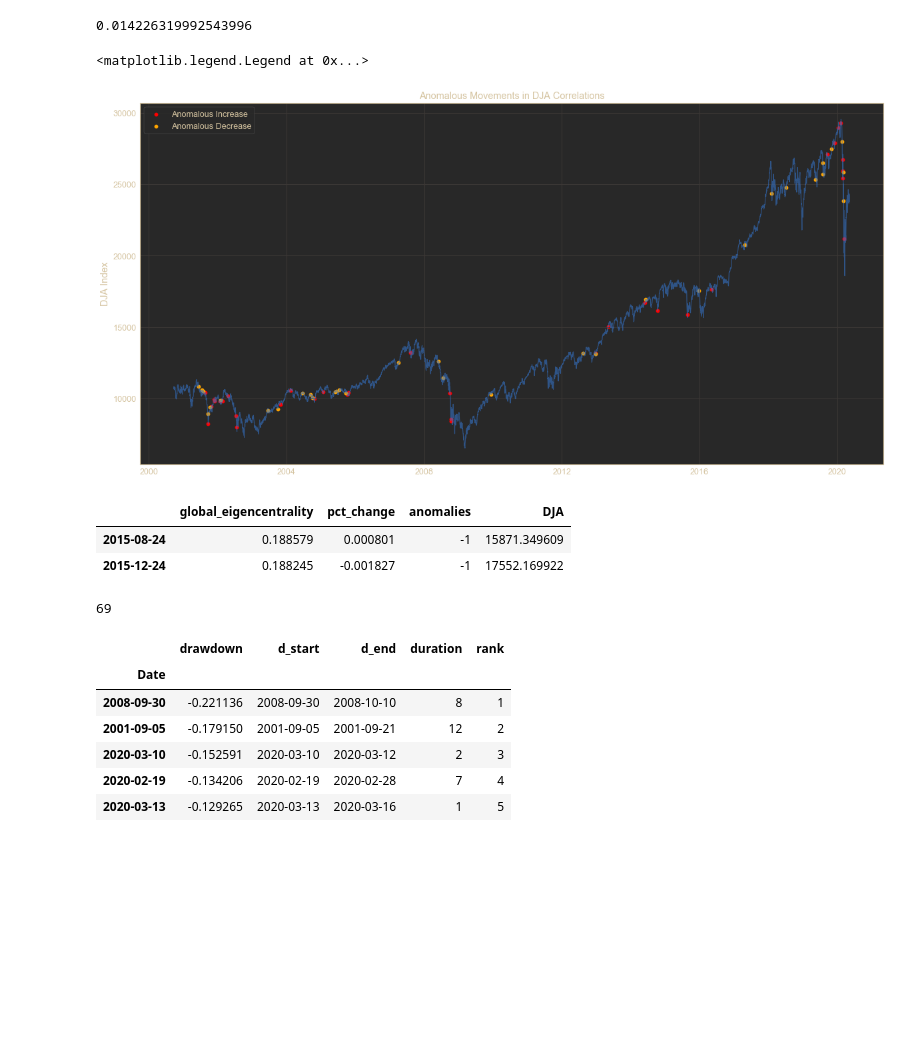
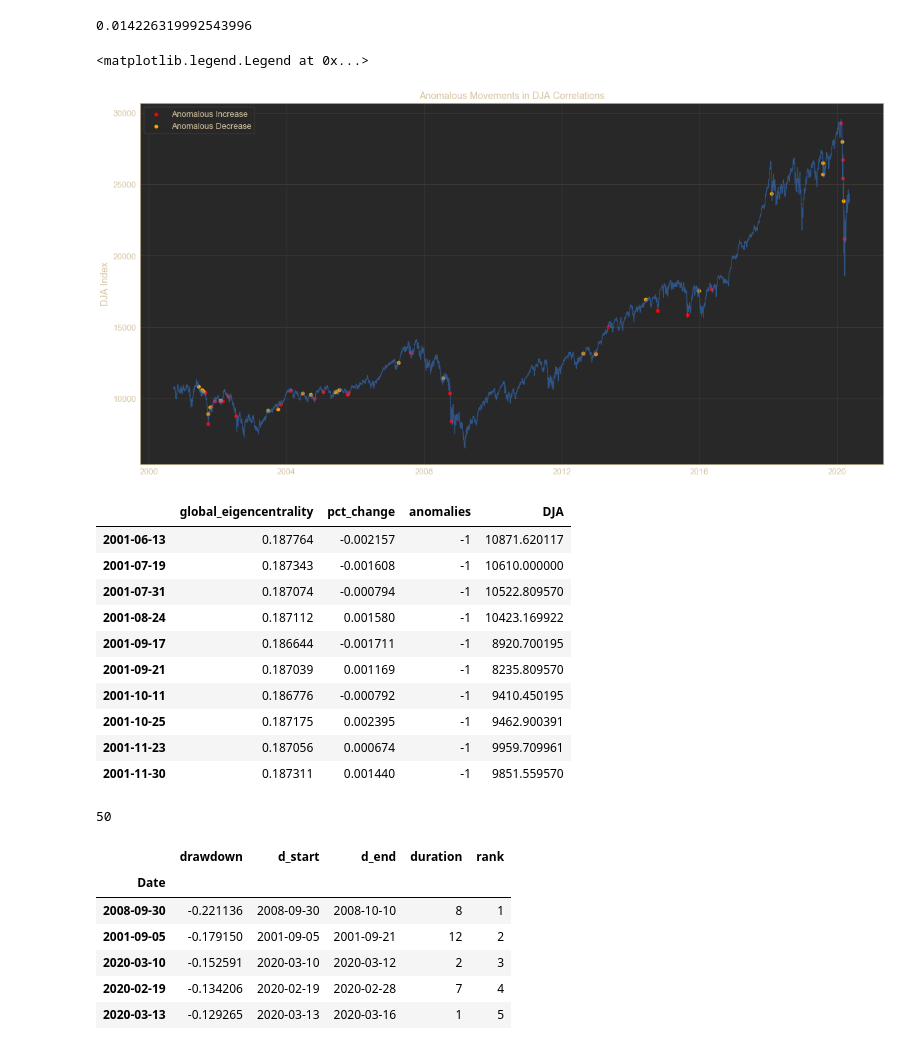
Before and after one commit to mayabenowitz/hedgepy, a Jupyter notebook: notebooks/1.1-dcor-centrality-svm.ipynb, the cells around one changed output. Saved outputs shown, nothing was run; the diff lists cells and outputs as text; code cells hidden in the pictures; blank space fills up the shorter version.

```diff
--- a/notebooks/1.1-dcor-centrality-svm.ipynb
+++ b/notebooks/1.1-dcor-centrality-svm.ipynb
@@ -224,7 +225,7 @@ print(opt_gamma)
 0.007896842105263159
 5.357894736842106e-05
 # %%
-model = OneClassSVM(nu=1/np.sqrt(len(df_ec)), kernel='rbf', gamma=1/len(df_ec))
+model = OneClassSVM(nu=0.01, kernel='rbf', gamma=1/len(df_ec))
 model.fit(X_train)
 anomalies = pd.Series(model.predict(X_train), index=df_ec.index)
 # %%
@@ -254,17 +255,25 @@ ax.legend()
 # plt.savefig('../experiments/resources/dja-anomalies-2000-2020')
 # %% [output]
 <matplotlib.legend.Legend at 0x...>
-[figure, old version]
+[figure, new version]
 # %%
-a['2015']
+a['2001']
 # %% [output]
 |  | global_eigencentrality | pct_change | anomalies | DJA |
-| 2015-08-24 | 0.188579 | 0.000801 | -1 | 15871.349609 |
-| 2015-12-24 | 0.188245 | -0.001827 | -1 | 17552.169922 |
+| 2001-06-13 | 0.187764 | -0.002157 | -1 | 10871.620117 |
+| 2001-07-19 | 0.187343 | -0.001608 | -1 | 10610.000000 |
+| 2001-07-31 | 0.187074 | -0.000794 | -1 | 10522.809570 |
+| 2001-08-24 | 0.187112 | 0.001580 | -1 | 10423.169922 |
+| 2001-09-17 | 0.186644 | -0.001711 | -1 | 8920.700195 |
+| 2001-09-21 | 0.187039 | 0.001169 | -1 | 8235.809570 |
+| 2001-10-11 | 0.186776 | -0.000792 | -1 | 9410.450195 |
+| 2001-10-25 | 0.187175 | 0.002395 | -1 | 9462.900391 |
+| 2001-11-23 | 0.187056 | 0.000674 | -1 | 9959.709961 |
+| 2001-11-30 | 0.187311 | 0.001440 | -1 | 9851.559570 |
 # %%
 len(a)
 # %% [output]
-69
+50
 # %%
 df_dja_index['returns'] = df_dja_index['Close'].pct_change()
 df_dja_index.dropna(inplace=True)
```
Also changed, not shown: parts of 24 cells of this notebook, 1 other file.
